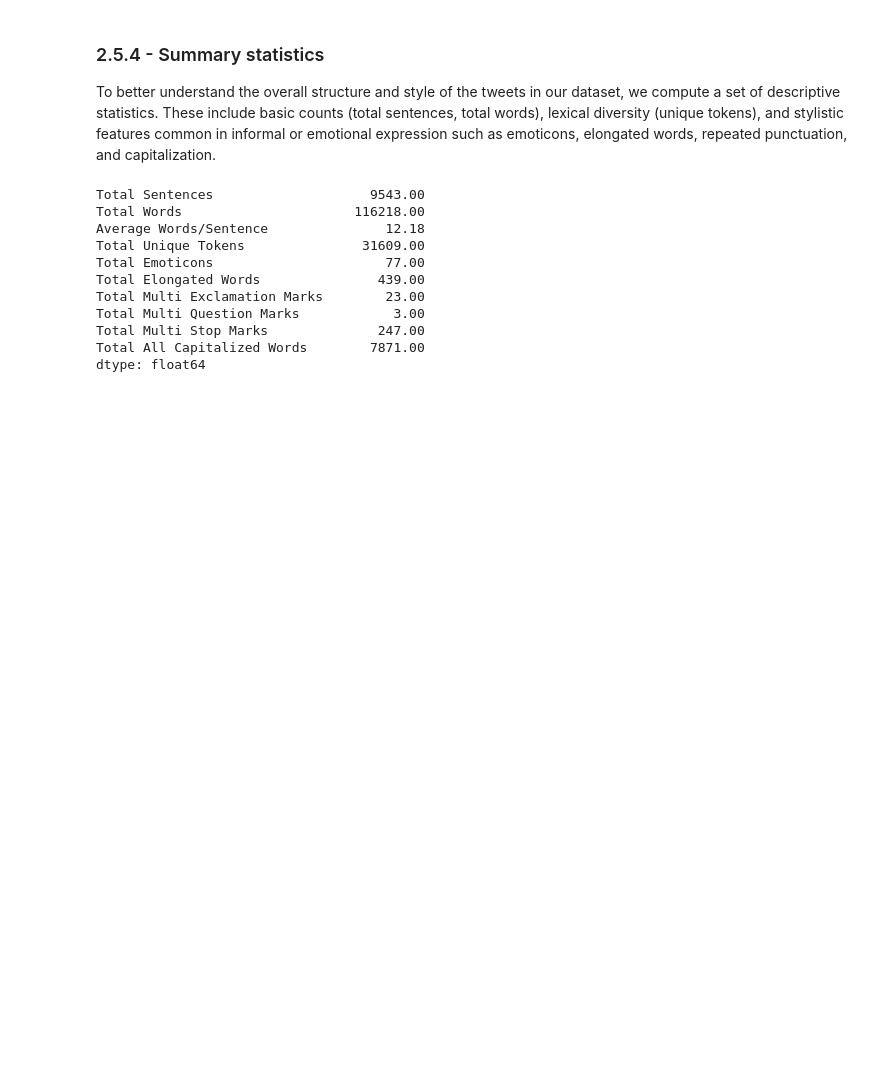
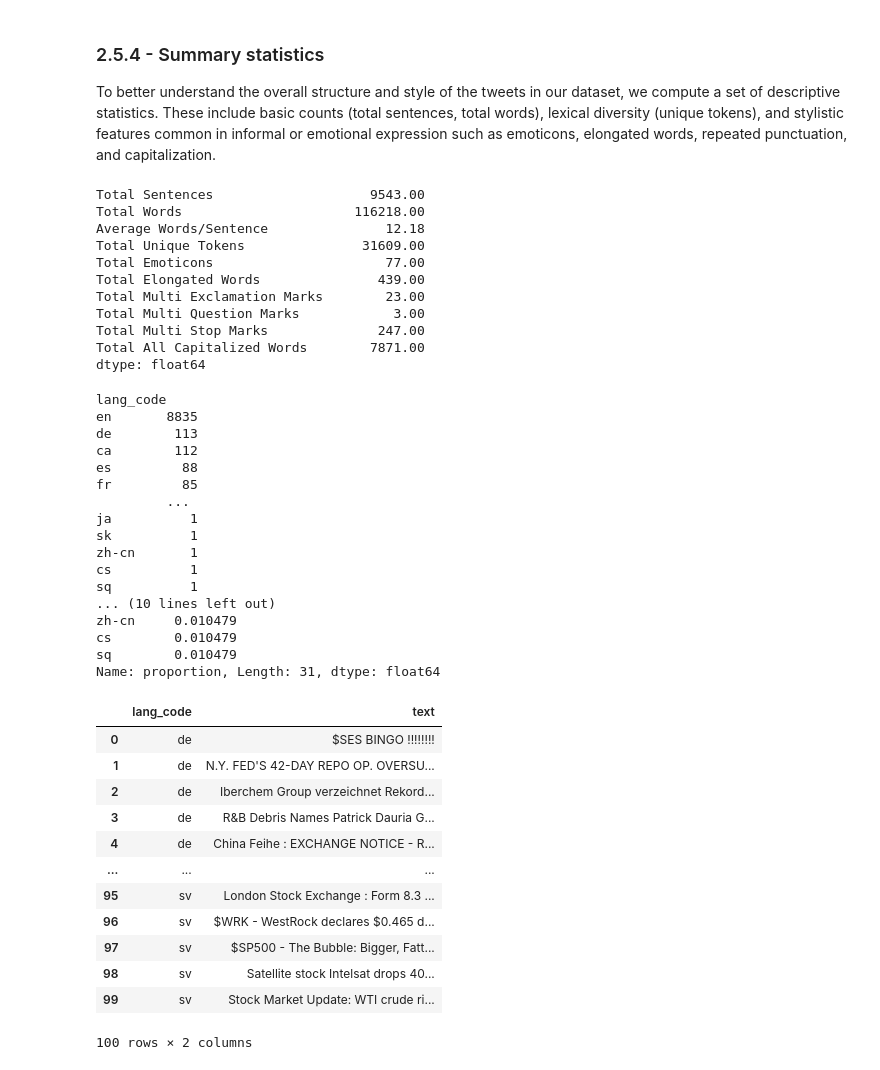
Before and after one commit to VGoon/TMProject_Group8_2425, a Jupyter notebook: EDA.ipynb, the cells around one changed output. Cells and saved outputs as stored; diff of their text form; code cells hidden in the pictures; blank space fills up the shorter version.

```diff
--- a/EDA.ipynb
+++ b/EDA.ipynb
@@ -768,3 +751,63 @@ Total Multi Question Marks            3.00
 Total Multi Stop Marks              247.00
 Total All Capitalized Words        7871.00
 dtype: float64
+# %%
+def detect_language_with_langdetect(line):
+    from langdetect import detect_langs
+    try:
+        langs = detect_langs(line)
+        for item in langs:
+            # The first one returned is usually the one that has the highest probability
+            return item.lang, item.prob
+    except: return "err", 0.0  # Apply and create two new columns
+df_train_copy[['lang_code', 'lang_prob']] = pd.DataFrame(df_train_copy['text'].apply(detect_language_with_langdetect).tolist(),index=df_train_copy.index)
+print(df_train_copy['lang_code'].value_counts())
+print(df_train_copy['lang_code'].value_counts(normalize=True)*100) # Analyze the tweets for de , ca fr , es and sv language
+languages = ['de', 'ca', 'fr', 'es', 'sv']
+
+samples_list = []
+
+for lang in languages:
+    # Get all tweets for this language
+    lang_tweets = df_train_copy[df_train_copy['lang_code'] == lang]
+    # Sample up to 20 (if less, take as many as available)
+    n = min(20, len(lang_tweets))
+    sample = lang_tweets.sample(n=n, random_state=42)
+    samples_list.append(sample)
+
+# Concatenate all samples into a single DataFrame
+sampled_tweets = pd.concat(samples_list, axis=0).reset_index(drop=True)
+
+# see your samples
+sampled_tweets[['lang_code', 'text']]
+# %% [output]
+lang_code
+en       8835
+de        113
+ca        112
+es         88
+fr         85
+         ...
+ja          1
+sk          1
+zh-cn       1
+cs          1
+sq          1
+... (10 lines left out)
+zh-cn     0.010479
+cs        0.010479
+sq        0.010479
+Name: proportion, Length: 31, dtype: float64
+|  | lang_code | text |
+| 0 | de | $SES BINGO !!!!!!!! |
+| 1 | de | N.Y. FED'S 42-DAY REPO OP. OVERSU... |
+| 2 | de | Iberchem Group verzeichnet Rekord... |
+| 3 | de | R&B Debris Names Patrick Dauria G... |
+| 4 | de | China Feihe : EXCHANGE NOTICE - R... |
+| ... | ... | ... |
+| 95 | sv | London Stock Exchange : Form 8.3 ... |
+| 96 | sv | $WRK - WestRock declares $0.465 d... |
+| 97 | sv | $SP500 - The Bubble: Bigger, Fatt... |
+| 98 | sv | Satellite stock Intelsat drops 40... |
+| 99 | sv | Stock Market Update: WTI crude ri... |
+100 rows × 2 columns
```
Also changed, not shown: parts of 4 cells of this notebook.
